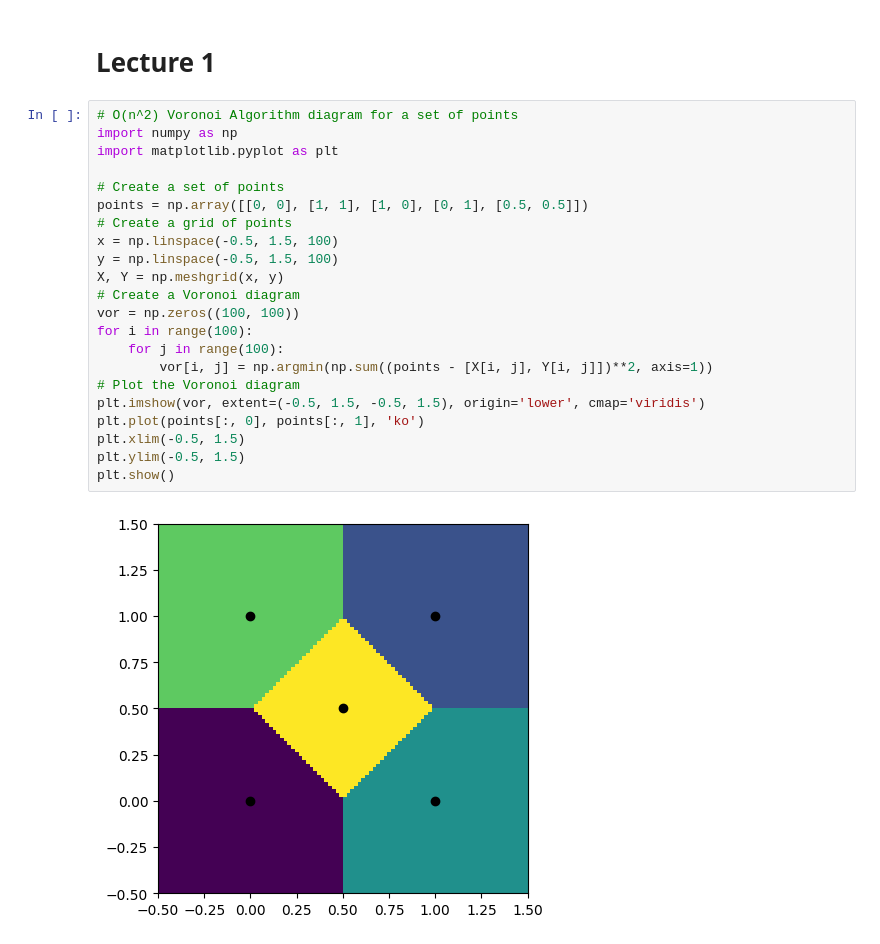
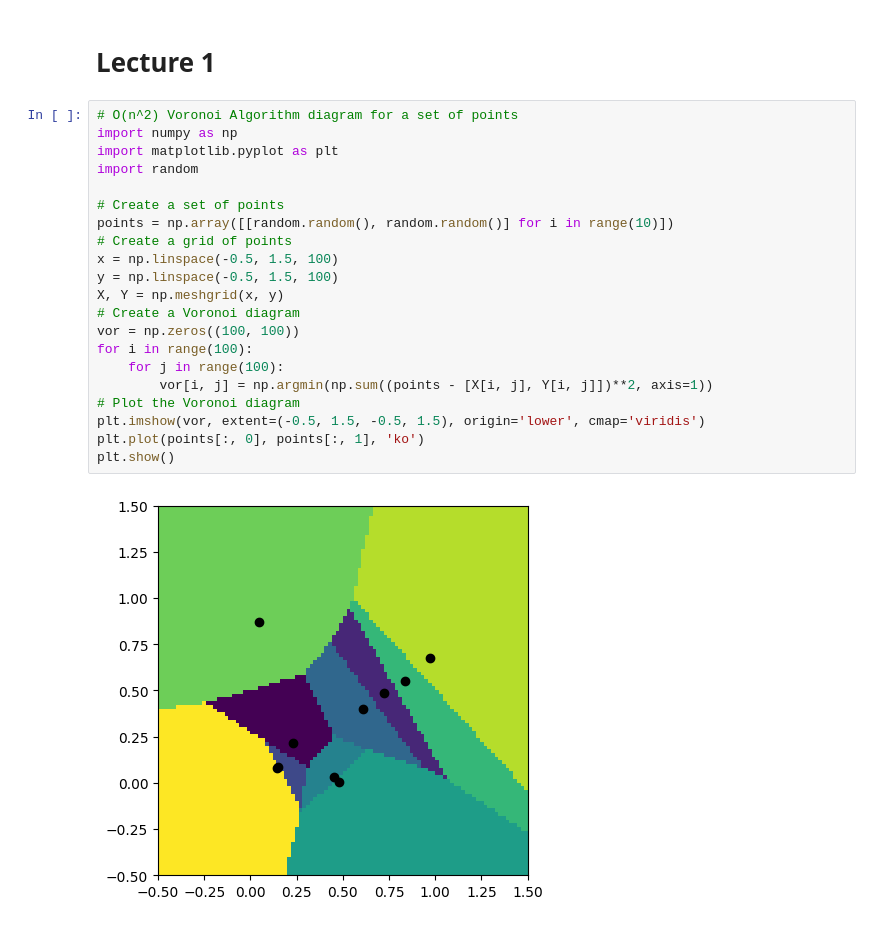
Before and after one commit to JUANITOTELO/Geometry, a Jupyter notebook: week7.ipynb, the cells around one changed output. Drawn from its saved outputs; the diff is of its cells as text.

```diff
--- a/week7.ipynb
+++ b/week7.ipynb
@@ -3,25 +3,24 @@
 # %%
 # O(n^2) Voronoi Algorithm diagram for a set of points
 import numpy as np
 import matplotlib.pyplot as plt
+import random
 
 # Create a set of points
-points = np.array([[0, 0], [1, 1], [1, 0], [0, 1], [0.5, 0.5]])
+points = np.array([[random.random(), random.random()] for i in range(10)])
 # Create a grid of points
 x = np.linspace(-0.5, 1.5, 100)
 y = np.linspace(-0.5, 1.5, 100)
 X, Y = np.meshgrid(x, y)
 # Create a Voronoi diagram
 vor = np.zeros((100, 100))
 for i in range(100):
     for j in range(100):
         vor[i, j] = np.argmin(np.sum((points - [X[i, j], Y[i, j]])**2, axis=1))
 # Plot the Voronoi diagram
 plt.imshow(vor, extent=(-0.5, 1.5, -0.5, 1.5), origin='lower', cmap='viridis')
 plt.plot(points[:, 0], points[:, 1], 'ko')
-plt.xlim(-0.5, 1.5)
-plt.ylim(-0.5, 1.5)
 plt.show()
 # %% [output]
-[figure, old version]
+[figure, new version]
 # %%
```
Also changed, not shown: parts of 5 cells of this notebook, 14 other files.
